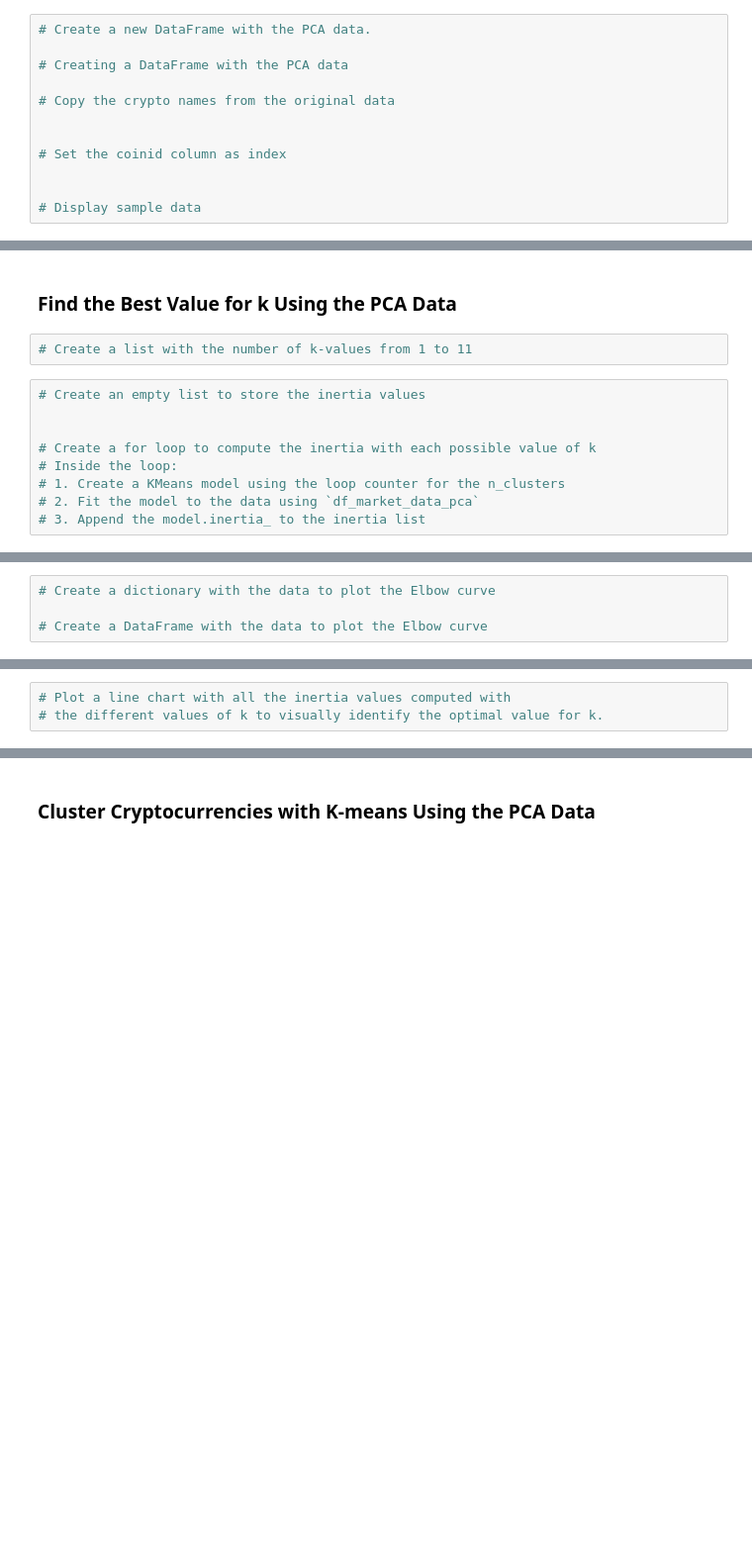
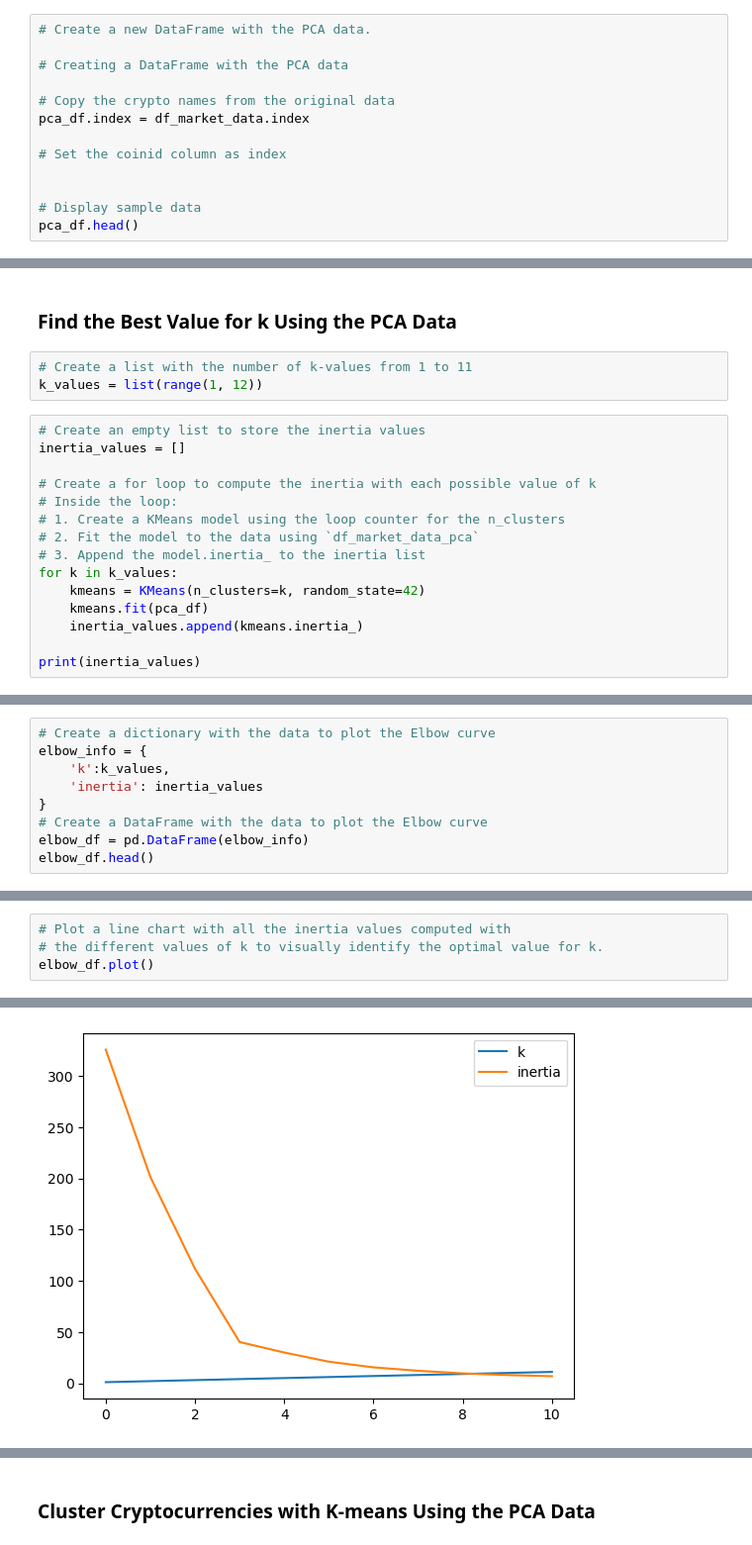
Before and after one commit to Ethan-sev/CryptoClustering, a Jupyter notebook: Starter_Code/Crypto_Clustering.ipynb.ipynb, the cells around one changed output, grey strips where cells are left out. Shown at 99% size. Cells and saved outputs as stored; diff of their text form; blank space fills up the shorter version.

Commit message:
finished clusters

```diff
--- a/Starter_Code/Crypto_Clustering.ipynb.ipynb
+++ b/Starter_Code/Crypto_Clustering.ipynb.ipynb
@@ -176,9 +230,10 @@ df_of_ks.plot()
 # Creating a DataFrame with the PCA data
 
 # Copy the crypto names from the original data
-
+pca_df.index = df_market_data.index
 
 # Set the coinid column as index
 
 
 # Display sample data
+pca_df.head()
@@ -188,12 +251,19 @@ df_of_ks.plot()
 ### Find the Best Value for k Using the PCA Data
 # %%
 # Create a list with the number of k-values from 1 to 11
+k_values = list(range(1, 12))
 # %%
 # Create an empty list to store the inertia values
-
+inertia_values = []
 
 # Create a for loop to compute the inertia with each possible value of k
 # Inside the loop:
 # 1. Create a KMeans model using the loop counter for the n_clusters
 # 2. Fit the model to the data using `df_market_data_pca`
 # 3. Append the model.inertia_ to the inertia list
+for k in k_values:
+    kmeans = KMeans(n_clusters=k, random_state=42)
+    kmeans.fit(pca_df)
+    inertia_values.append(kmeans.inertia_)
+
+print(inertia_values)
@@ -200,4 +272,9 @@ df_of_ks.plot()
 # %%
 # Create a dictionary with the data to plot the Elbow curve
-
+elbow_info = {
+    'k':k_values,
+    'inertia': inertia_values
+}
 # Create a DataFrame with the data to plot the Elbow curve
+elbow_df = pd.DataFrame(elbow_info)
+elbow_df.head()
@@ -204,3 +288,5 @@ df_of_ks.plot()
 # %%
 # Plot a line chart with all the inertia values computed with
 # the different values of k to visually identify the optimal value for k.
+elbow_df.plot()
+# %% [output]
@@ -207,3 +294,4 @@ df_of_ks.plot()
+[figure, added]
 # %% [markdown]
 #### Answer the following questions:
 
```
Also changed, not shown: parts of 27 cells of this notebook.
